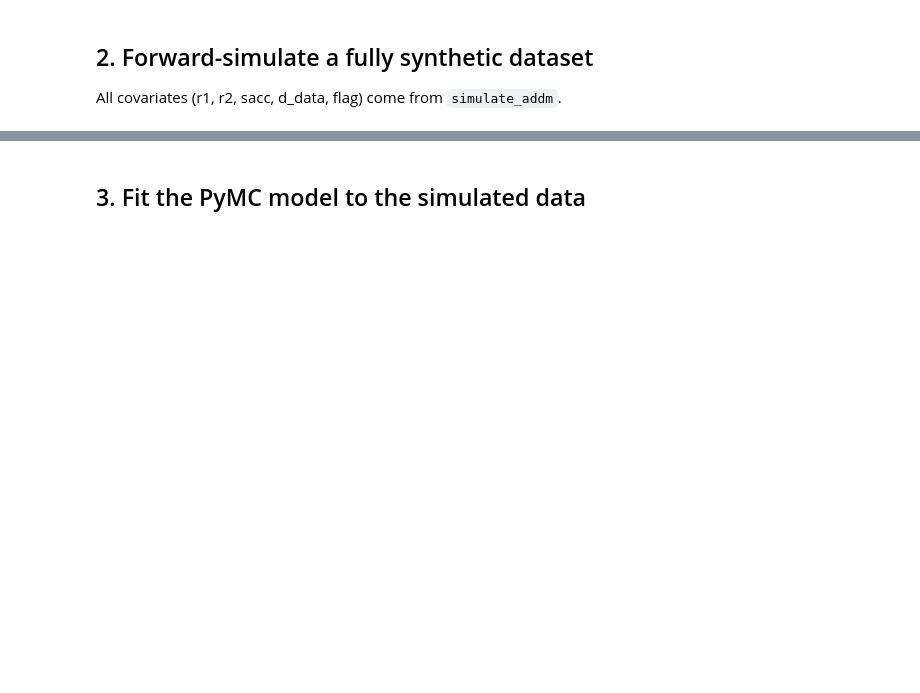
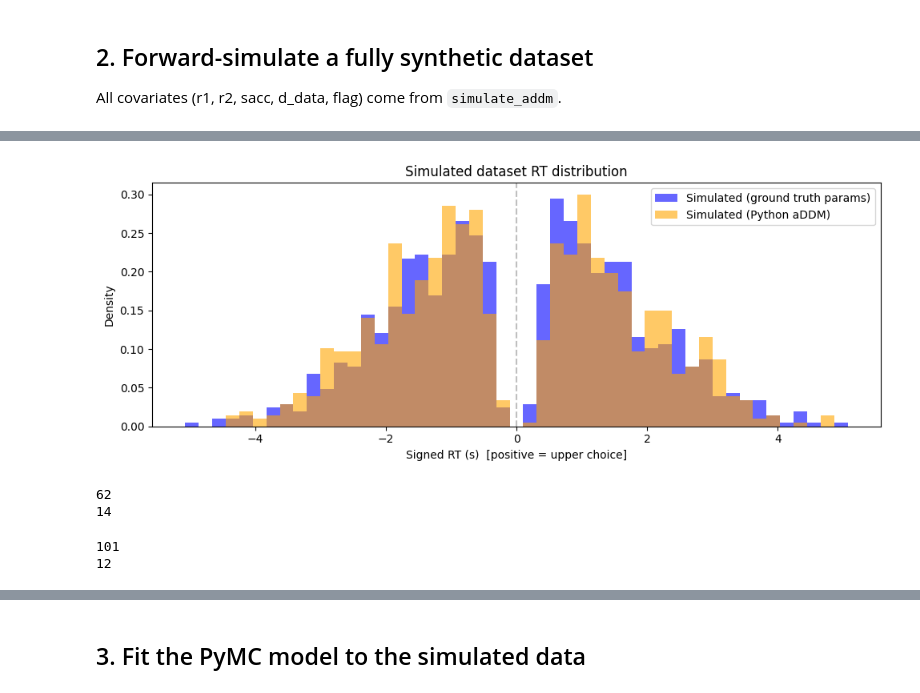
Before and after one commit to AndrewZhang599/efficient-fpt, a Jupyter notebook: examples/example8_empirical/param_recovery_simulated.ipynb, the cells around one changed output, grey strips where cells are left out. Cells and saved outputs as stored; diff of their text form; code cells hidden in the pictures; blank space fills up the shorter version.

```diff
--- a/examples/example8_empirical/param_recovery_simulated.ipynb
+++ b/examples/example8_empirical/param_recovery_simulated.ipynb
@@ -249 +317,44 @@ All covariates (r1, r2, sacc, d_data, flag) come from `simulate_addm`.
+# %%
+# Quick visual sanity check
+sim_signed = sim_rt * sim_choice
+sim_py_signed = simulated_data['rt_data'] * simulated_data['choice_data']
+xmax = float(np.abs(sim_signed).max())
+bins = np.linspace(-xmax, xmax, 50)
+
+fig, ax = plt.subplots(figsize=(10, 4))
+ax.hist(sim_signed, bins=bins, density=True, alpha=0.6, color='blue',
+        label='Simulated (ground truth params)')
+ax.hist(sim_py_signed, bins=bins, density=True, alpha=0.6, color='orange',
+        label='Simulated (Python aDDM)')
+ax.axvline(0, color='gray', linestyle='--', alpha=0.5)
+ax.set_xlabel('Signed RT (s)  [positive = upper choice]')
+ax.set_ylabel('Density')
+ax.set_title('Simulated dataset RT distribution')
+ax.legend()
+plt.tight_layout()
+plt.show()
+# %% [output]
+[figure, added]
+# %%
+rng = np.random.default_rng(SIM_SEED)
+avg_fixation = GAMMA_SHAPE * GAMMA_SCALE
+n_fixations_budget = int(SIM_MAX_T / avg_fixation) + 50
+
+fixations  = rng.gamma(GAMMA_SHAPE, GAMMA_SCALE, n_fixations_budget)
+sacc_array = np.insert(np.cumsum(fixations), 0, 0)
+print(len(sacc_array))
+sacc_array = sacc_array[sacc_array < SIM_MAX_T]
+print(len(sacc_array))
+# %% [output]
+62
+14
+# %%
+fixations  = rng.gamma(GAMMA_SHAPE, GAMMA_SCALE, 100)
+sacc_array = np.insert(np.cumsum(fixations), 0, 0)
+print(len(sacc_array))
+sacc_array = sacc_array[sacc_array < SIM_MAX_T]
+print(len(sacc_array))
+# %% [output]
+101
+12
 # %%
```
Also changed, not shown: parts of 16 cells of this notebook, 3 other files.
